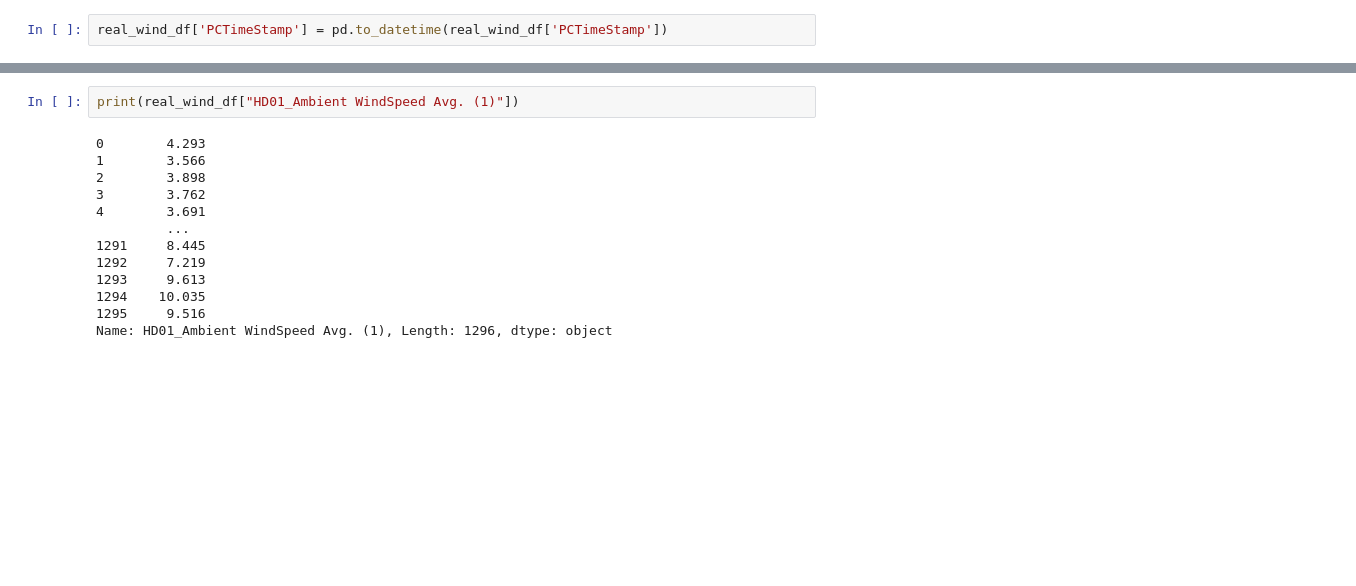
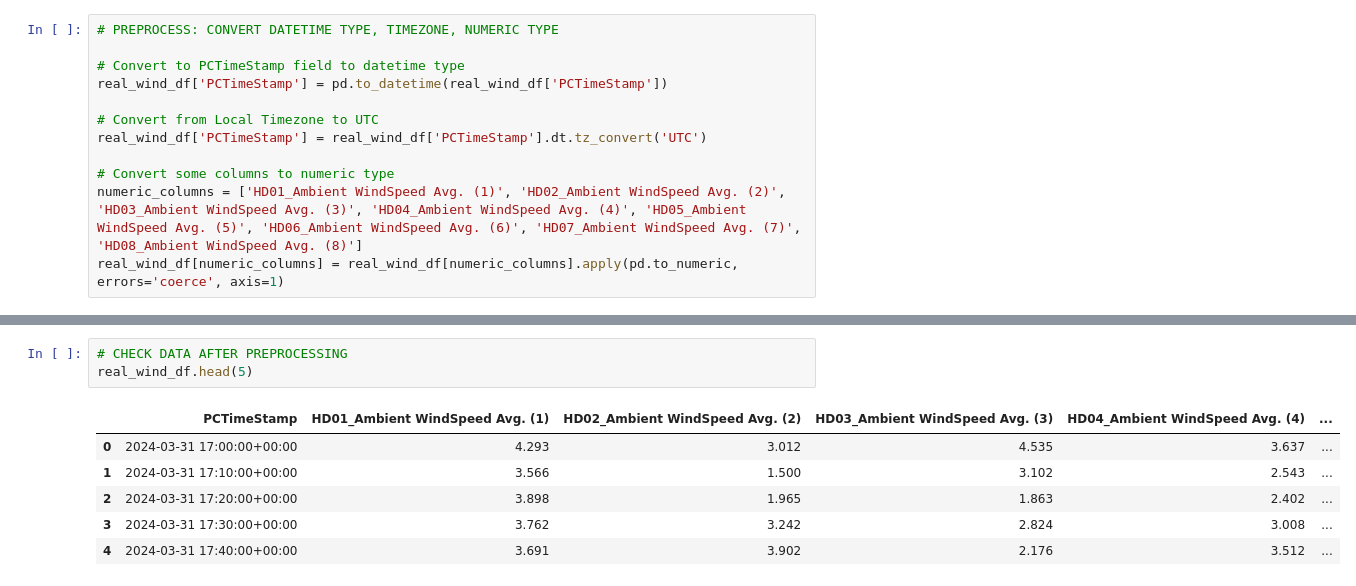
Before and after one commit to dungbachviet/windspeed-forecast-project, a Jupyter notebook: visualization.ipynb, the cells around one changed output, grey strips where cells are left out. Saved outputs shown, nothing was run; the diff lists cells and outputs as text; blank space fills up the shorter version.

```diff
--- a/visualization.ipynb
+++ b/visualization.ipynb
@@ -12,4 +18,14 @@ real_wind_df.head(5)
 | 3 | 2024-04-01 0:30:00+07:00 | 3.762 | 3.242 | 2.824 | 3.008 | ... |
 | 4 | 2024-04-01 0:40:00+07:00 | 3.691 | 3.902 | 2.176 | 3.512 | ... |
 # %%
+# PREPROCESS: CONVERT DATETIME TYPE, TIMEZONE, NUMERIC TYPE
+
+# Convert to PCTimeStamp field to datetime type
 real_wind_df['PCTimeStamp'] = pd.to_datetime(real_wind_df['PCTimeStamp'])
+
+# Convert from Local Timezone to UTC
+real_wind_df['PCTimeStamp'] = real_wind_df['PCTimeStamp'].dt.tz_convert('UTC')
+
+# Convert some columns to numeric type
+numeric_columns = ['HD01_Ambient WindSpeed Avg. (1)', 'HD02_Ambient WindSpeed Avg. (2)', 'HD03_Ambient WindSpeed Avg. (3)', 'HD04_Ambient WindSpeed Avg. (4)', 'HD05_Ambient WindSpeed Avg. (5)', 'HD06_Ambient WindSpeed Avg. (6)', 'HD07_Ambient WindSpeed Avg. (7)', 'HD08_Ambient WindSpeed Avg. (8)']
+real_wind_df[numeric_columns] = real_wind_df[numeric_columns].apply(pd.to_numeric, errors='coerce', axis=1)
@@ -31,15 +32,10 @@ Name: PCTimeStamp, Length: 1296, dtype: datetime64[ns, UTC+07:00]
-# %%
-print(real_wind_df["HD01_Ambient WindSpeed Avg. (1)"])
-# %% [output]
-0        4.293
-1        3.566
-2        3.898
-3        3.762
-4        3.691
-         ...
-1291     8.445
-1292     7.219
-1293     9.613
-1294    10.035
-1295     9.516
-Name: HD01_Ambient WindSpeed Avg. (1), Length: 1296, dtype: object
+# %%
+# CHECK DATA AFTER PREPROCESSING
+real_wind_df.head(5)
+# %% [output]
+|  | PCTimeStamp | HD01_Ambient WindSpeed Avg. (1) | HD02_Ambient WindSpeed Avg. (2) | HD03_Ambient WindSpeed Avg. (3) | HD04_Ambient WindSpeed Avg. (4) | ... |
+| 0 | 2024-03-31 17:00:00+00:00 | 4.293 | 3.012 | 4.535 | 3.637 | ... |
+| 1 | 2024-03-31 17:10:00+00:00 | 3.566 | 1.500 | 3.102 | 2.543 | ... |
+| 2 | 2024-03-31 17:20:00+00:00 | 3.898 | 1.965 | 1.863 | 2.402 | ... |
+| 3 | 2024-03-31 17:30:00+00:00 | 3.762 | 3.242 | 2.824 | 3.008 | ... |
+| 4 | 2024-03-31 17:40:00+00:00 | 3.691 | 3.902 | 2.176 | 3.512 | ... |
```
Also changed, not shown: parts of 6 cells of this notebook, 1 other file.
